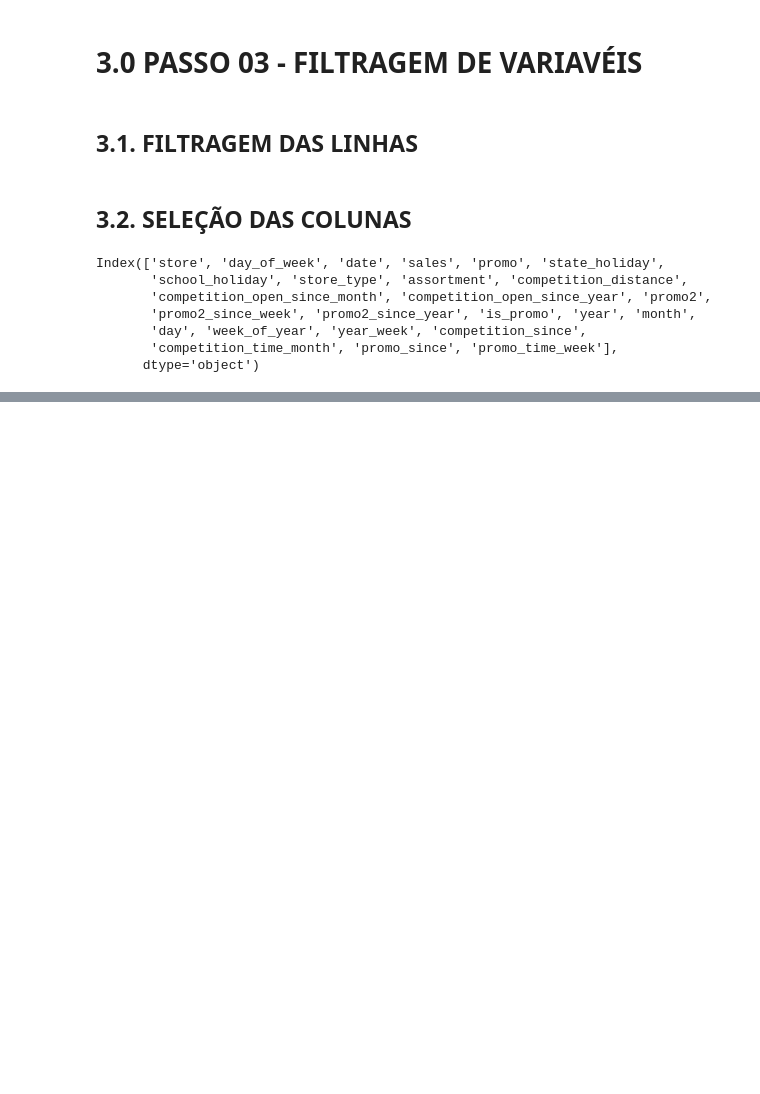
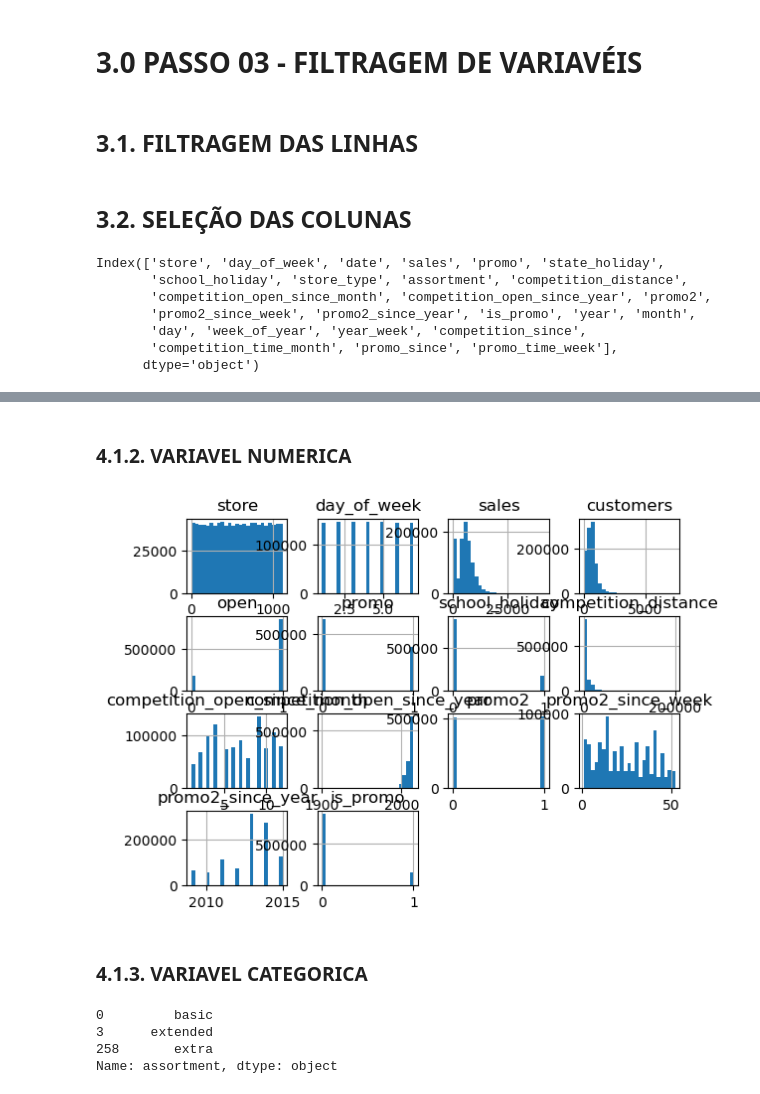
Before and after one commit to lucasleal7/ds_em_producao, a Jupyter notebook: m04_v01_store_sales_prediction.ipynb, the cells around one changed output, grey strips where cells are left out. Drawn from its saved outputs; the diff is of its cells as text; code cells hidden in the pictures; blank space fills up the shorter version.

Commit message:
concluindo graficos da variavek numerica e categorica

```diff
--- a/m04_v01_store_sales_prediction.ipynb
+++ b/m04_v01_store_sales_prediction.ipynb
@@ -331,0 +345,15 @@ Index(['store', 'day_of_week', 'date', 'sales', 'promo', 'state_holiday',
+# %% [markdown]
+### 4.1.2. VARIAVEL NUMERICA
+# %%
+fig=atributo_num.hist(bins=25);
+# %% [output]
+[figure, added]
+# %% [markdown]
+### 4.1.3. VARIAVEL CATEGORICA
+# %%
+df4['assortment'].drop_duplicates()
+# %% [output]
+0         basic
+3      extended
+258       extra
+Name: assortment, dtype: object
```
Also changed, not shown: parts of 8 cells of this notebook.
